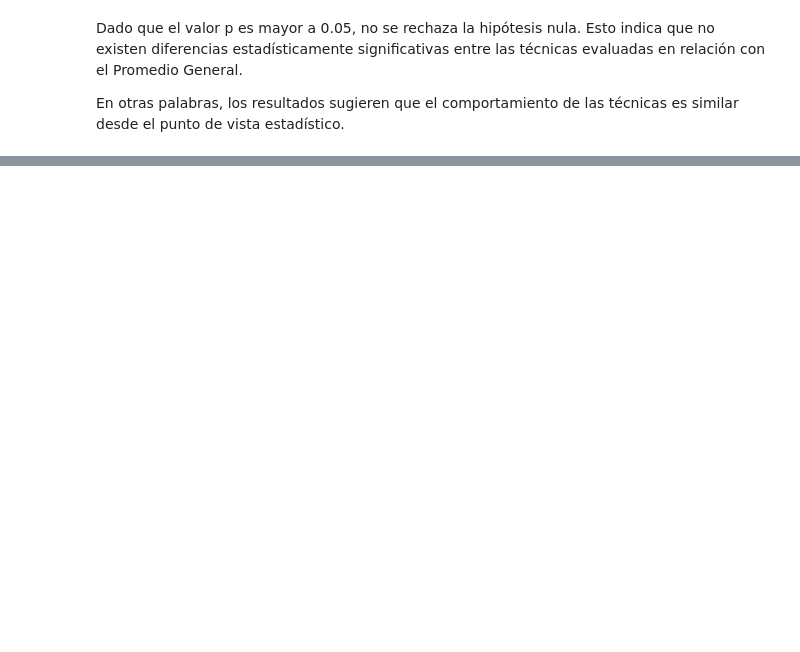
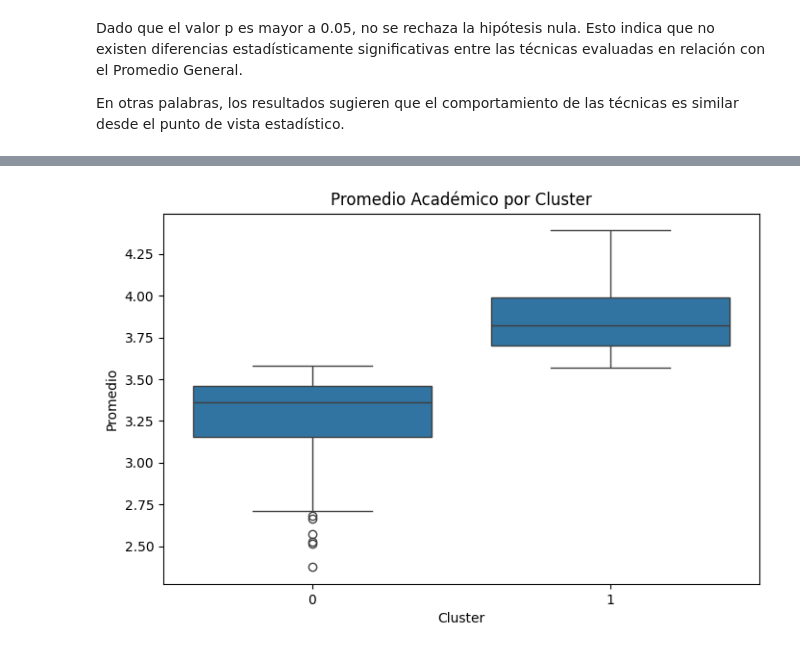
Before and after one commit to dmosquerao-blip/Proyecto-notas-10-entrega-final, a Jupyter notebook: Proyecto_Notas_10.ipynb, the cells around one changed output, grey strips where cells are left out. Saved outputs shown, nothing was run; the diff lists cells and outputs as text; code cells hidden in the pictures; blank space fills up the shorter version.

```diff
--- a/Proyecto_Notas_10.ipynb
+++ b/Proyecto_Notas_10.ipynb
@@ -238,0 +526,25 @@ En otras palabras, los resultados sugieren que el comportamiento de las técnica
+# %%
+# VALIDACIÓN DEL MODELO
+
+modelo_final = KMeans(
+    n_clusters=k_final,
+    random_state=42,
+    n_init=20
+)
+df["Cluster"] = modelo_final.fit_predict(X_pca)
+
+silhouette = silhouette_score(
+    X_pca,
+    df["Cluster"]
+)
+
+print("\nSilhouette Final:")
+print(round(silhouette,4))
+
+print("\nTamaño de los Clusters")
+
+print(
+    df["Cluster"]
+    .value_counts()
+    .sort_index()
+)
@@ -238,0 +620,19 @@ En otras palabras, los resultados sugieren que el comportamiento de las técnica
+# %%
+# BOXPLOT POR CLUSTER
+# =====================================================
+
+plt.figure(figsize=(8,5))
+
+sns.boxplot(
+    data=df,
+    x="Cluster",
+    y="Promedio"
+)
+
+plt.title(
+    "Promedio Académico por Cluster"
+)
+
+plt.show()
+# %% [output]
+[figure, added]
```
Also changed, not shown: parts of 34 cells of this notebook.
